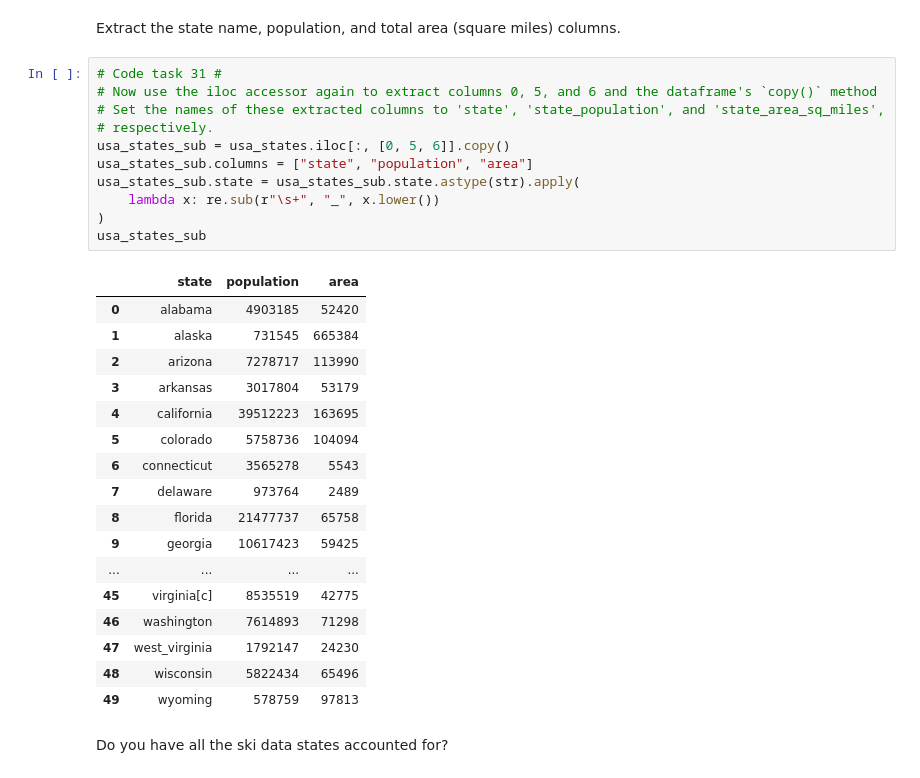
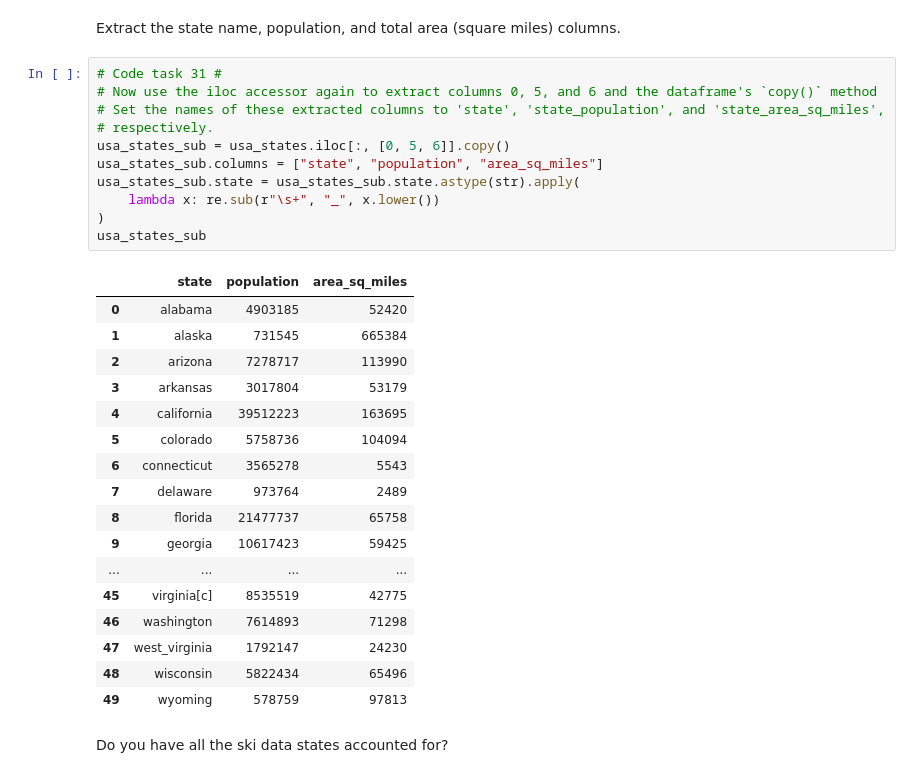
Before and after one commit to watchful-cluckets/springboard_dsci_career_track, a Jupyter notebook: unit_6_applying_dsci_method/notebooks/02_data_wrangling.ipynb, the cells around one changed output. Saved outputs shown, nothing was run; the diff lists cells and outputs as text.

```diff
--- a/unit_6_applying_dsci_method/notebooks/02_data_wrangling.ipynb
+++ b/unit_6_applying_dsci_method/notebooks/02_data_wrangling.ipynb
@@ -1043,16 +1043,16 @@ Extract the state name, population, and total area (square miles) columns.
 # %%
 # Code task 31 #
 # Now use the iloc accessor again to extract columns 0, 5, and 6 and the dataframe's `copy()` method
 # Set the names of these extracted columns to 'state', 'state_population', and 'state_area_sq_miles',
 # respectively.
 usa_states_sub = usa_states.iloc[:, [0, 5, 6]].copy()
-usa_states_sub.columns = ["state", "population", "area"]
+usa_states_sub.columns = ["state", "population", "area_sq_miles"]
 usa_states_sub.state = usa_states_sub.state.astype(str).apply(
     lambda x: re.sub(r"\s+", "_", x.lower())
 )
 usa_states_sub
 # %% [output]
-|  | state | population | area |
+|  | state | population | area_sq_miles |
 | 0 | alabama | 4903185 | 52420 |
 | 1 | alaska | 731545 | 665384 |
 | 2 | arizona | 7278717 | 113990 |
```
Also changed, not shown: parts of 7 cells of this notebook, 3 other files.
